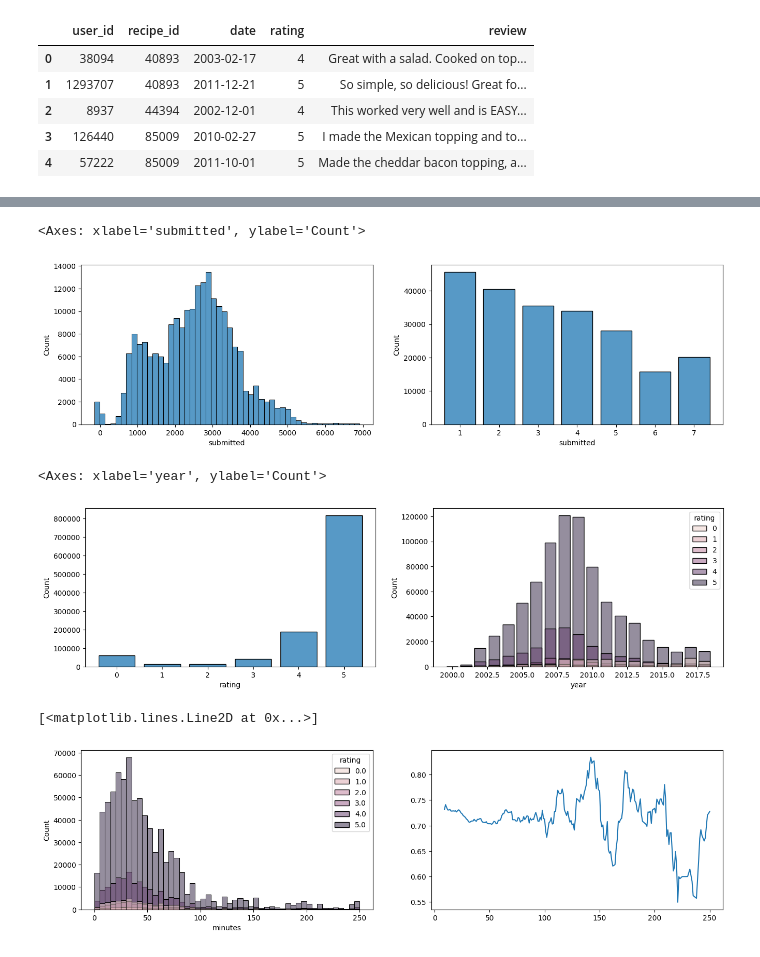
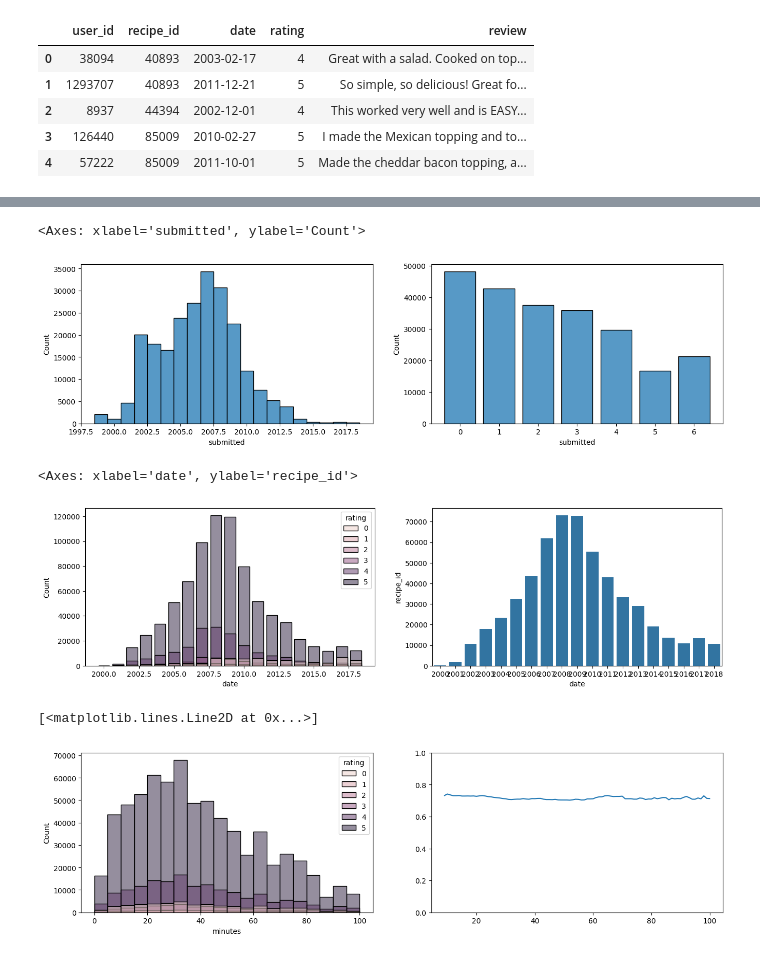
Before and after one commit to shanoether/kit_big_data_mangetamain, a Jupyter notebook: notebook/load_data.ipynb, the cells around one changed output, grey strips where cells are left out. Cells and saved outputs as stored; diff of their text form; code cells hidden in the pictures.

Commit message:
Nouveaux graphes et mise à jour du notebook

```diff
--- a/notebook/load_data.ipynb
+++ b/notebook/load_data.ipynb
@@ -28,31 +28,34 @@ df_recipe.head()
 # %%
 df_interaction = df_interaction.drop(df_interaction.index[df_interaction.review.isna()])
 df_recipe = df_recipe.rename(columns={"id": "recipe_id"})
-df_recipe_court = df_recipe[df_recipe.minutes <= 250]
-df_recipe_moyen = df_recipe[(df_recipe.minutes > 250) & (df_recipe.minutes <= 60*48)]
+df_interaction.date = pd.to_datetime(df_interaction.date)
+df_recipe.submitted = pd.to_datetime(df_recipe.submitted)
+
+df_recipe_court = df_recipe[df_recipe.minutes <= 100]
+df_recipe_moyen = df_recipe[(df_recipe.minutes > 100) & (df_recipe.minutes <= 60*48)]
 df_recipe_long = df_recipe[df_recipe.minutes > 60*48]
 # %%
-df_interaction["year"] = pd.to_datetime(df_interaction.date).dt.year
-df_total_court = pd.merge(df_recipe_court, df_interaction, on=["recipe_id"], how="outer")
-df_total_moyen = pd.merge(df_recipe_moyen, df_interaction, on=["recipe_id"], how="outer")
-df_total_long = pd.merge(df_recipe_long, df_interaction, on=["recipe_id"], how="outer")
+df_total = pd.merge(df_recipe, df_interaction, on=["recipe_id"], how="inner")
+df_total_court = pd.merge(df_recipe_court, df_interaction, on=["recipe_id"], how="inner")
+df_total_moyen = pd.merge(df_recipe_moyen, df_interaction, on=["recipe_id"], how="inner")
+df_total_long = pd.merge(df_recipe_long, df_interaction, on=["recipe_id"], how="inner")
 # %%
 plt.figure(figsize=(16,4))
 plt.subplot(1, 2, 1)
-sns.histplot(df_recipe_court.submitted.map(lambda x: (date.fromisoformat(x)-date(2000,1,1)).days), bins=50)
+sns.histplot(df_recipe.submitted.dt.year, discrete=True)
 plt.subplot(1, 2, 2)
-sns.histplot(x=df_recipe_court.submitted.map(lambda x: date.fromisoformat(x).isoweekday()), discrete=True, shrink=0.8)
+sns.histplot(x=df_recipe.submitted.dt.dayofweek, discrete=True, shrink=0.8)
 # %% [output]
 <Axes: xlabel='submitted', ylabel='Count'>
-[figure, old version]
+[figure, new version]
 # %%
 plt.figure(figsize=(16,4))
 plt.subplot(1, 2, 1)
-sns.histplot(x=df_interaction.rating, discrete=True, shrink=0.8)
+sns.histplot(x=df_interaction.date.dt.year, hue=df_interaction.rating, discrete=True, shrink=0.8)
 plt.subplot(1, 2, 2)
-sns.histplot(df_interaction, x="year", hue="rating", discrete=True, shrink=0.8)
+sns.barplot(df_interaction.groupby(df_interaction.date.dt.year).recipe_id.nunique())
 # %% [output]
-<Axes: xlabel='year', ylabel='Count'>
+<Axes: xlabel='date', ylabel='recipe_id'>
-[figure, old version]
+[figure, new version]
 # %%
 minutes = np.array(sorted(df_recipe_court.minutes.unique()))
@@ -64,9 +74,10 @@ proportion = pd.Series(np.array(proportion))
 # %%
 plt.figure(figsize=(16,4))
 plt.subplot(1, 2, 1)
-sns.histplot(df_total_court, x="minutes", hue="rating", bins = 50)
+sns.histplot(df_total_court, x="minutes", hue="rating", bins = 20)
 plt.subplot(1, 2, 2)
-plt.plot(minutes, proportion.rolling(window=10).mean())
+plt.ylim((0,1))
+plt.plot(proportion_m.rolling(window=10).mean())
 # %% [output]
 [<matplotlib.lines.Line2D at 0x...>]
-[figure, old version]
+[figure, new version]
```
Also changed, not shown: parts of 2 cells of this notebook.
